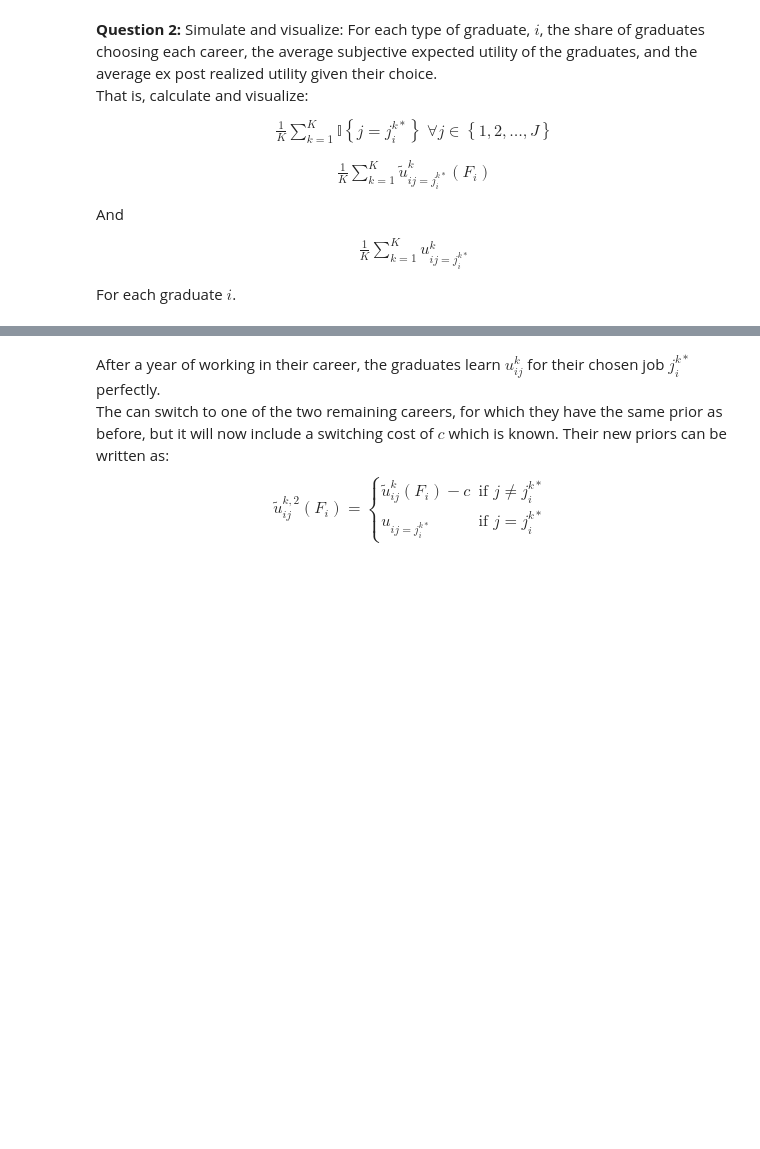
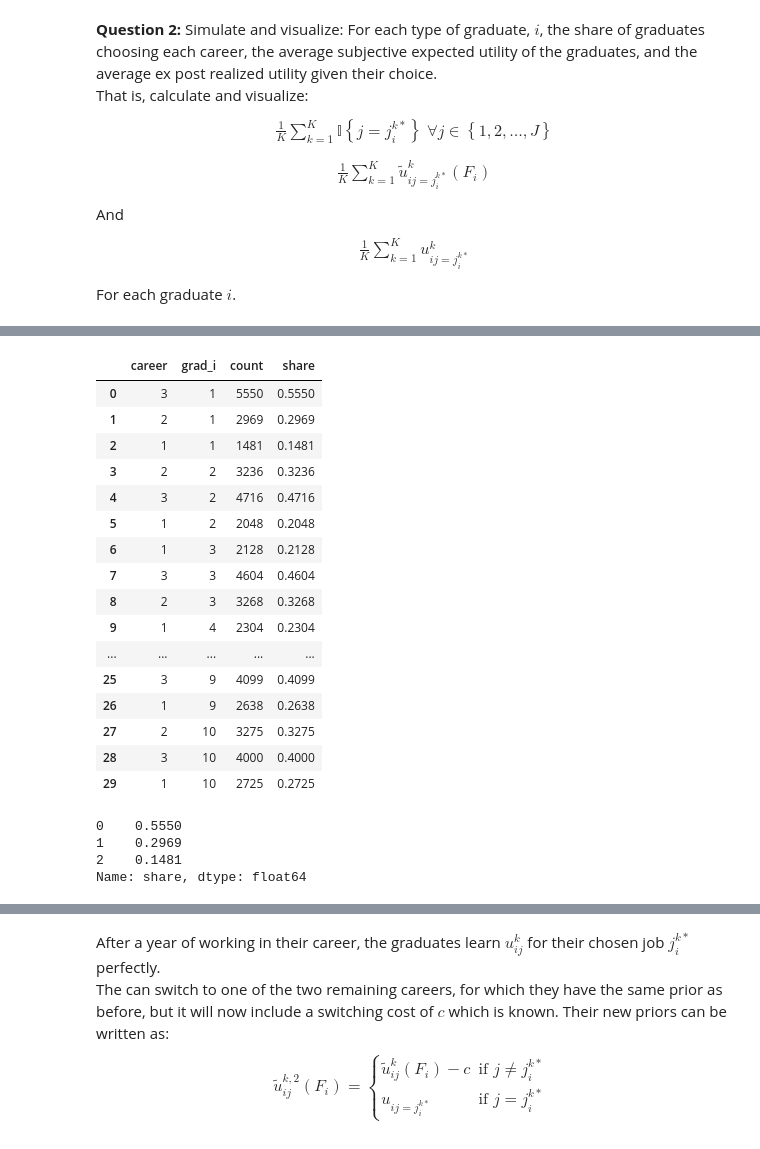
Before and after one commit to NumEconCopenhagen/projects-2024-jbh, a Jupyter notebook: examproject/exam_2024.ipynb, the cells around one changed output, grey strips where cells are left out. Cells and saved outputs as stored; diff of their text form; code cells hidden in the pictures; blank space fills up the shorter version.

```diff
--- a/examproject/exam_2024.ipynb
+++ b/examproject/exam_2024.ipynb
@@ -424,2 +345,0 @@ ValueError: operands could not be broadcast together with shapes (3,) (3,10000)
-# %%
-u_bar_ijk = 1/F[i] * (v + eps_fjk.sum(axis=0))
@@ -477,0 +371,23 @@ For each graduate $i$.
+# %%
+res = []
+
+helper_idx = np.arange(K)
+
+for i in range(N):
+    eps_fjk = np.random.normal(0, sigma, size = J * F[i] * K).reshape(F[i], J, K) # F[i], J, K
+    u_bar_ijk = 1/F[i] * (v.reshape(-1,1) + eps_fjk.sum(axis=0)) # J, K
+    career_choice = u_bar_ijk.argmax(axis=0) # K
+    util_prior = u_bar_ijk[career_choice, helper_idx] # J, K
+    eps_ijk = np.random.normal(0, sigma, size=J * K).reshape(J, K) # J, K
+    util_real = v[career_choice] + eps_ijk[career_choice, :].mean()
+    grad = i+1
+
+    res.append({
+            'career': (career_choice+1),
+            'util_prior': util_prior,
+            'util_real': util_real,
+            'grad_i': grad
+        })
+
+tab4 = pd.DataFrame(res)
+tab4
@@ -477,0 +406,3 @@ For each graduate $i$.
+# %%
+tab4_long = tab4.explode(['career', 'util_prior', 'util_real']).reset_index(drop=True)
+tab4_long.head()
@@ -477,0 +430,22 @@ For each graduate $i$.
+# %%
+careers_by_grad=tab4_long.value_counts(['career', 'grad_i']).reset_index().sort_values('grad_i').reset_index(drop=True)
+careers_by_grad['share']=careers_by_grad['count']/K
+careers_by_grad
+# %% [output]
+|  | career | grad_i | count | share |
+| 0 | 3 | 1 | 5550 | 0.5550 |
+| 1 | 2 | 1 | 2969 | 0.2969 |
+| 2 | 1 | 1 | 1481 | 0.1481 |
+| 3 | 2 | 2 | 3236 | 0.3236 |
+| 4 | 3 | 2 | 4716 | 0.4716 |
+| 5 | 1 | 2 | 2048 | 0.2048 |
+| 6 | 1 | 3 | 2128 | 0.2128 |
+| 7 | 3 | 3 | 4604 | 0.4604 |
+| 8 | 2 | 3 | 3268 | 0.3268 |
+| 9 | 1 | 4 | 2304 | 0.2304 |
+| ... | ... | ... | ... | ... |
+| 25 | 3 | 9 | 4099 | 0.4099 |
+| 26 | 1 | 9 | 2638 | 0.2638 |
+| 27 | 2 | 10 | 3275 | 0.3275 |
+| 28 | 3 | 10 | 4000 | 0.4000 |
+| 29 | 1 | 10 | 2725 | 0.2725 |
@@ -477,0 +454,7 @@ For each graduate $i$.
+# %%
+temp
+# %% [output]
+0    0.5550
+1    0.2969
+2    0.1481
+Name: share, dtype: float64
```
Also changed, not shown: parts of 21 cells of this notebook.
